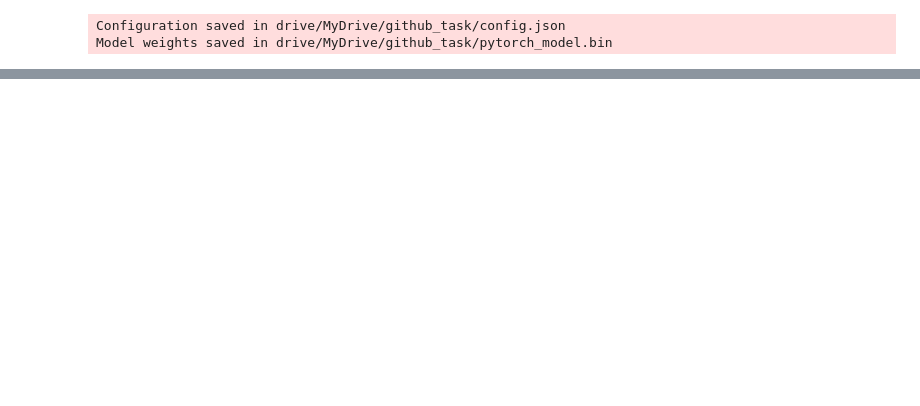
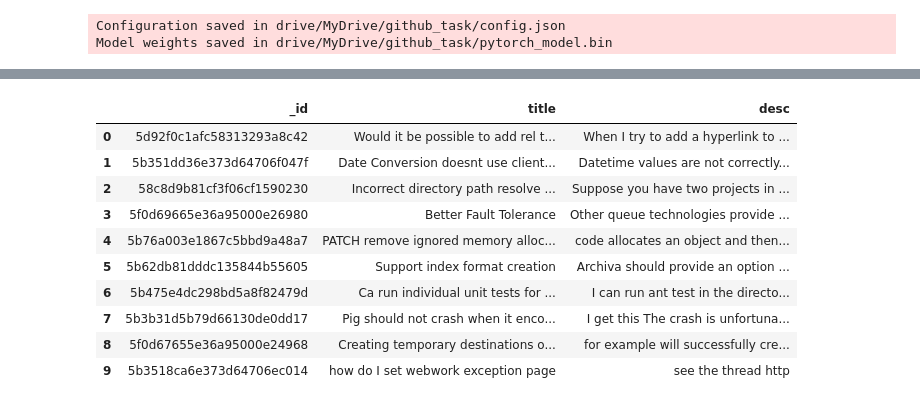
Before and after one commit to JaccoKiezebrink/2IMP40, a Jupyter notebook: 2IMP40_Sentiment.ipynb, the cells around one changed output, grey strips where cells are left out. Saved outputs shown, nothing was run; the diff lists cells and outputs as text; code cells hidden in the pictures; blank space fills up the shorter version.

```diff
--- a/2IMP40_Sentiment.ipynb
+++ b/2IMP40_Sentiment.ipynb
@@ -199,0 +293,4 @@ Model weights saved in drive/MyDrive/github_task/pytorch_model.bin
+# %%
+dirty_path = '/content/drive/MyDrive/2IMP40/issues_data.csv'
+clean_path = '/content/drive/MyDrive/2IMP40/issues_data_clean.csv'
+issues_df_dirty = pd.read_csv(dirty_path)
@@ -199,0 +339,18 @@ Model weights saved in drive/MyDrive/github_task/pytorch_model.bin
+# %%
+issues_df = pd.read_csv(clean_path)
+# %%
+tokenizer = AutoTokenizer.from_pretrained(model_name, use_fast=True, cache_dir=cache_dir)
+
+def tokenize_function_2_sentence(examples):
+    return tokenizer(examples["title"], examples['desc'], padding="max_length", truncation=True)
+
+dataset = Dataset.from_pandas(issues_df)
+print(dataset)
+tokenized_datasets = dataset.map(tokenize_function_2_sentence, batched=True)
+
+trainer = Trainer(
+    model=model,
+    args=training_args,
+    compute_metrics=compute_metrics,
+    tokenizer=tokenizer,
+)
@@ -199,0 +379,14 @@ Model weights saved in drive/MyDrive/github_task/pytorch_model.bin
+# %%
+show_random_elements(dataset, num_examples=10)
+# %% [output]
+|  | _id | title | desc |
+| 0 | 5d92f0c1afc58313293a8c42 | Would it be possible to add rel t... | When I try to add a hyperlink to ... |
+| 1 | 5b351dd36e373d64706f047f | Date Conversion doesnt use client... | Datetime values are not correctly... |
+| 2 | 58c8d9b81cf3f06cf1590230 | Incorrect directory path resolve ... | Suppose you have two projects in ... |
+| 3 | 5f0d69665e36a95000e26980 | Better Fault Tolerance | Other queue technologies provide ... |
+| 4 | 5b76a003e1867c5bbd9a48a7 | PATCH remove ignored memory alloc... | code allocates an object and then... |
+| 5 | 5b62db81dddc135844b55605 | Support index format creation | Archiva should provide an option ... |
+| 6 | 5b475e4dc298bd5a8f82479d | Ca run individual unit tests for ... | I can run ant test in the directo... |
+| 7 | 5b3b31d5b79d66130de0dd17 | Pig should not crash when it enco... | I get this The crash is unfortuna... |
+| 8 | 5f0d67655e36a95000e24968 | Creating temporary destinations o... | for example will successfully cre... |
+| 9 | 5b3518ca6e373d64706ec014 | how do I set webwork exception page | see the thread http |
```
Also changed, not shown: parts of 22 cells of this notebook.
